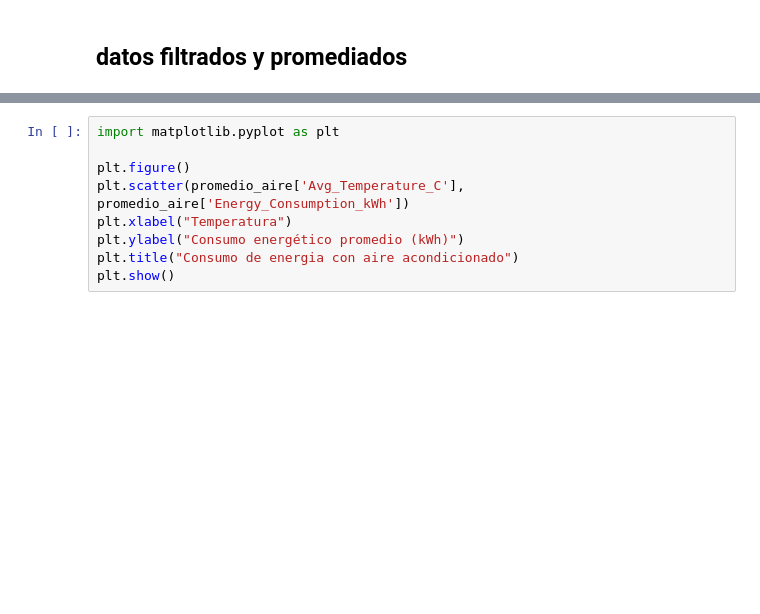
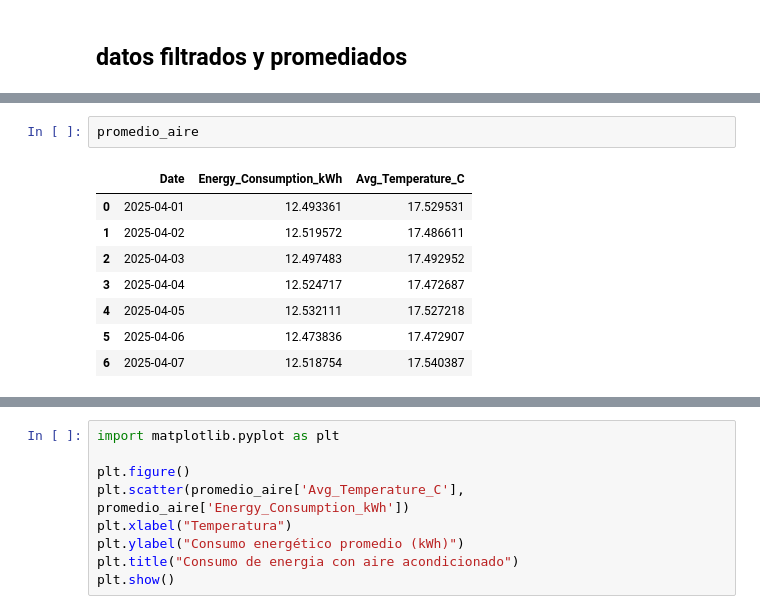
Before and after one commit to Miguelx28/M-todos-Num-ricos-2025-b, a Jupyter notebook: Codigo/filtrar_datos_aire.ipynb, the cells around one changed output, grey strips where cells are left out. Saved outputs shown, nothing was run; the diff lists cells and outputs as text; blank space fills up the shorter version.

```diff
--- a/Codigo/filtrar_datos_aire.ipynb
+++ b/Codigo/filtrar_datos_aire.ipynb
@@ -127,0 +137,11 @@ promedio_no_aire = (
+# %%
+promedio_aire
+# %% [output]
+|  | Date | Energy_Consumption_kWh | Avg_Temperature_C |
+| 0 | 2025-04-01 | 12.493361 | 17.529531 |
+| 1 | 2025-04-02 | 12.519572 | 17.486611 |
+| 2 | 2025-04-03 | 12.497483 | 17.492952 |
+| 3 | 2025-04-04 | 12.524717 | 17.472687 |
+| 4 | 2025-04-05 | 12.532111 | 17.527218 |
+| 5 | 2025-04-06 | 12.473836 | 17.472907 |
+| 6 | 2025-04-07 | 12.518754 | 17.540387 |
```
Also changed, not shown: parts of 2 cells of this notebook.
